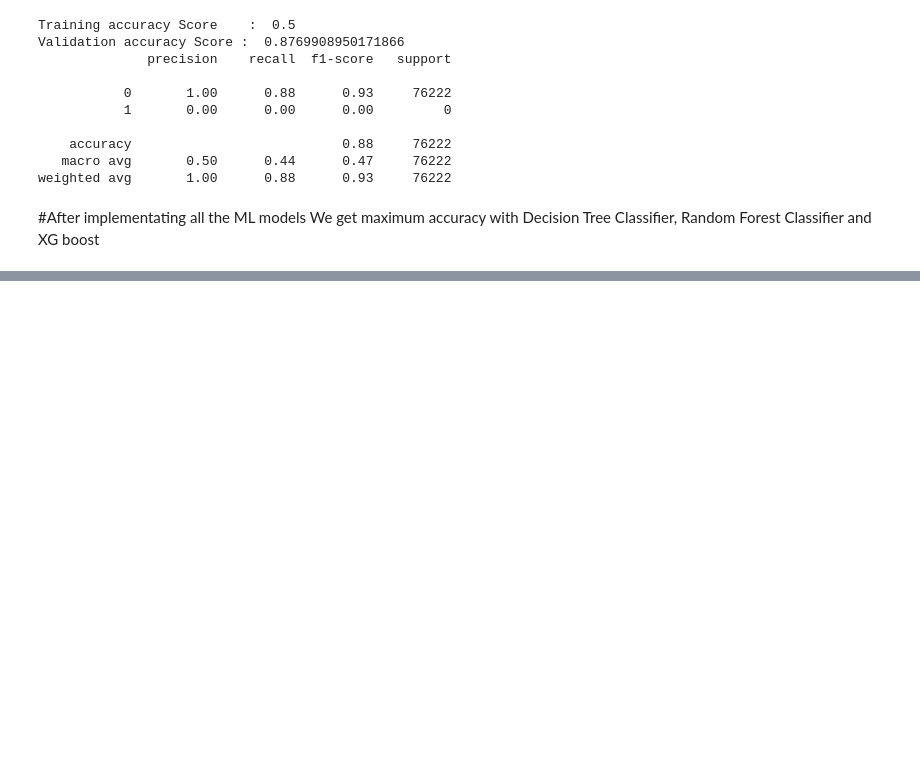
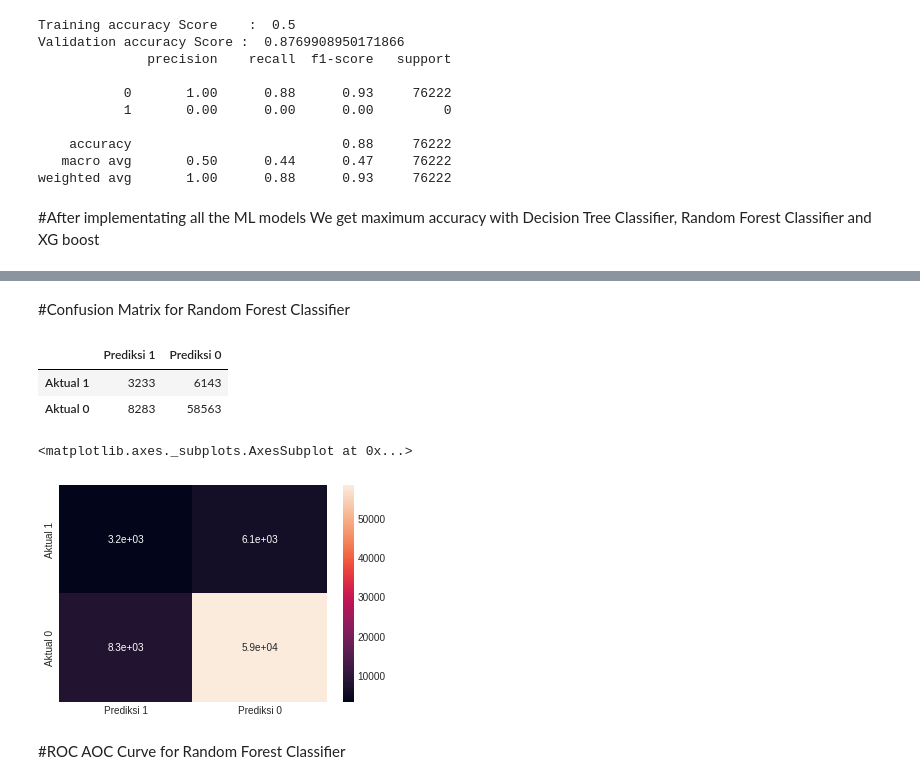
Before and after one commit to HONAJIPHAD/HEALTH-INSURANCE-CROSS-SELL-PREDICTION, a Jupyter notebook: HEALTH_INSURANCE_CROSS_SELL_PREDICTION.ipynb, the cells around one changed output, grey strips where cells are left out. Drawn from its saved outputs; the diff is of its cells as text; code cells hidden in the pictures; blank space fills up the shorter version.

```diff
--- a/HEALTH_INSURANCE_CROSS_SELL_PREDICTION.ipynb
+++ b/HEALTH_INSURANCE_CROSS_SELL_PREDICTION.ipynb
@@ -877,0 +877,12 @@ weighted avg       1.00      0.88      0.93     76222
+# %%
+from sklearn.ensemble import RandomForestClassifier
+
+rf_clf = RandomForestClassifier()
+
+rf_clf.fit(X_train_sm, y_train_sm)
+
+rf_prediction = rf_clf.predict(X_test)
+rf_accuracy = accuracy_score(y_test,rf_prediction)
+print("Training accuracy Score    : ",rf_clf.score(X_train_sm, y_train_sm))
+print("Validation accuracy Score : ",rf_accuracy )
+print(classification_report(rf_prediction,y_test))
@@ -877,0 +900,17 @@ weighted avg       1.00      0.88      0.93     76222
+# %% [markdown]
+#Confusion Matrix for Random Forest Classifier
+# %%
+cm_RF = confusion_matrix(y_test, rf_prediction, labels = [1,0])
+df_RF = pd.DataFrame(data = cm_RF , index = ["Aktual 1","Aktual 0"], columns = ["Prediksi 1", "Prediksi 0"])
+df_RF
+# %% [output]
+|  | Prediksi 1 | Prediksi 0 |
+| Aktual 1 | 3233 | 6143 |
+| Aktual 0 | 8283 | 58563 |
+# %%
+sns.heatmap(df_RF, annot = True)
+# %% [output]
+<matplotlib.axes._subplots.AxesSubplot at 0x...>
+[figure, added]
+# %% [markdown]
+#ROC AOC Curve for Random Forest Classifier
```
Also changed, not shown: parts of 42 cells of this notebook.
